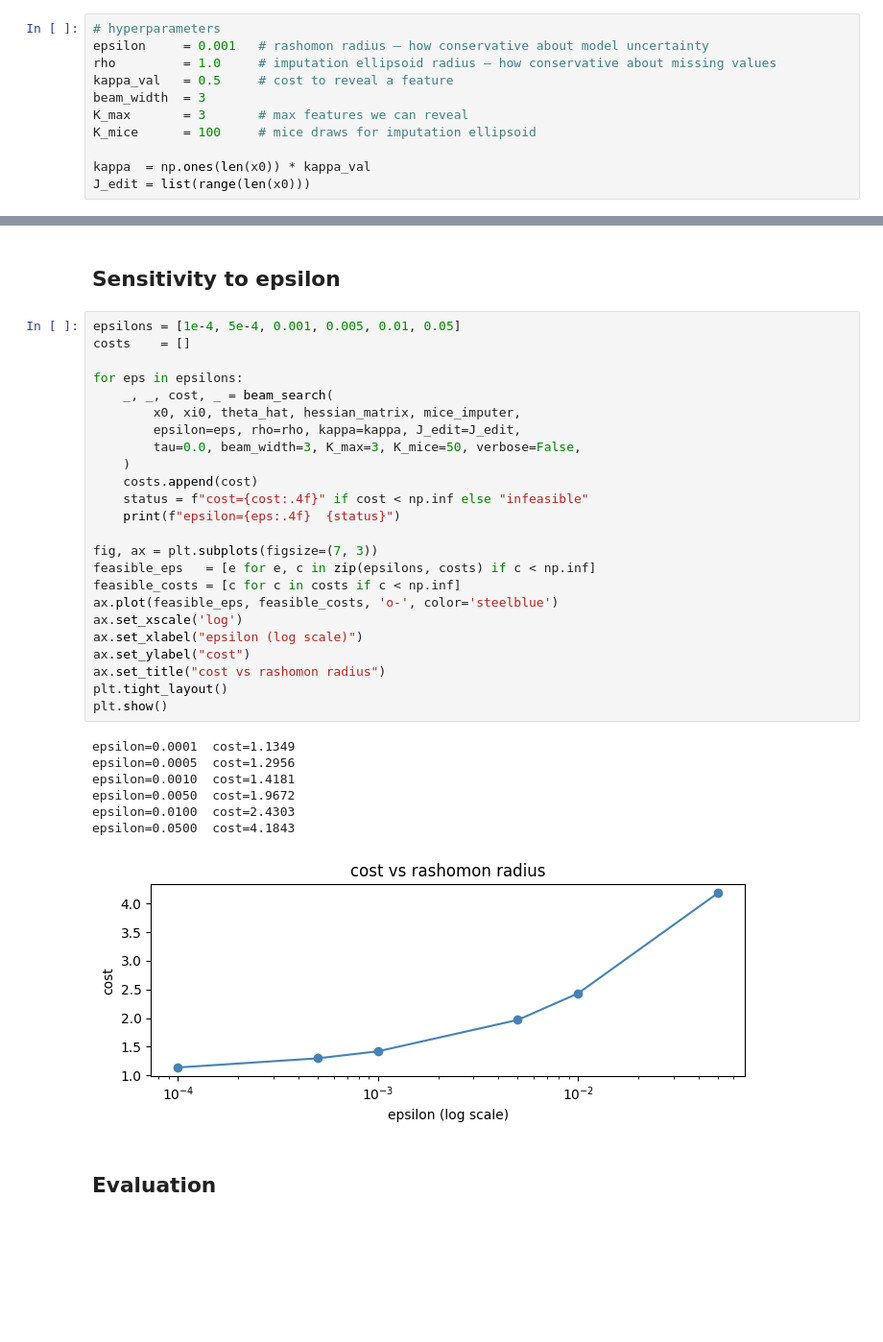
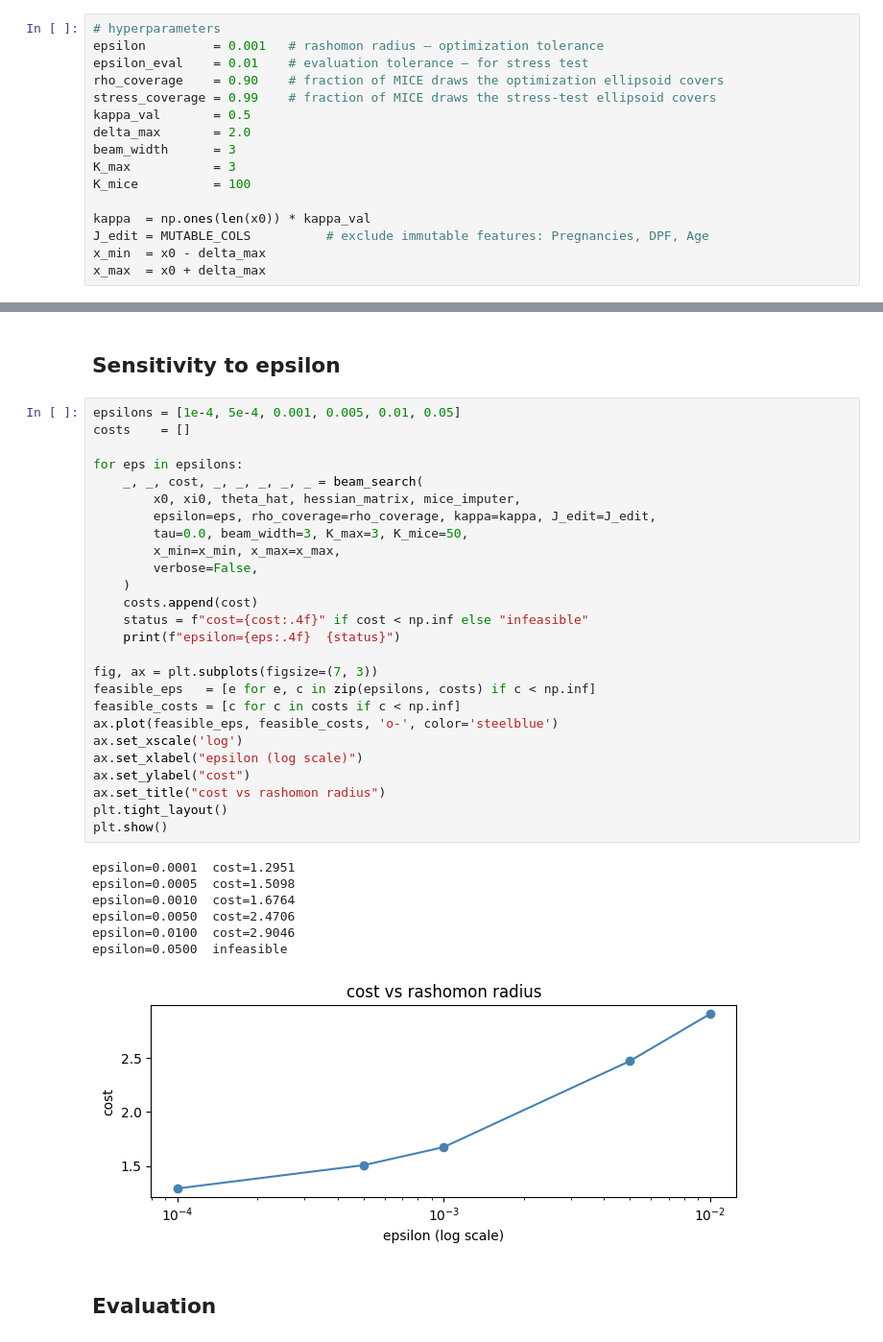
Before and after one commit to Ndgandhi23/Robust-Recourse-Under-Missingness, a Jupyter notebook: main.ipynb, the cells around one changed output, grey strips where cells are left out. Shown at 96% size. Cells and saved outputs as stored; diff of their text form; blank space fills up the shorter version.

```diff
--- a/main.ipynb
+++ b/main.ipynb
@@ -99,13 +99,18 @@ missing: ['Insulin']
 ## Recourse
 # %%
 # hyperparameters
-epsilon     = 0.001   # rashomon radius — how conservative about model uncertainty
-rho         = 1.0     # imputation ellipsoid radius — how conservative about missing values
-kappa_val   = 0.5     # cost to reveal a feature
-beam_width  = 3
-K_max       = 3       # max features we can reveal
-K_mice      = 100     # mice draws for imputation ellipsoid
+epsilon         = 0.001   # rashomon radius — optimization tolerance
+epsilon_eval    = 0.01    # evaluation tolerance — for stress test
+rho_coverage    = 0.90    # fraction of MICE draws the optimization ellipsoid covers
+stress_coverage = 0.99    # fraction of MICE draws the stress-test ellipsoid covers
+kappa_val       = 0.5
+delta_max       = 2.0
+beam_width      = 3
+K_max           = 3
+K_mice          = 100
 
 kappa  = np.ones(len(x0)) * kappa_val
-J_edit = list(range(len(x0)))
+J_edit = MUTABLE_COLS          # exclude immutable features: Pregnancies, DPF, Age
+x_min  = x0 - delta_max
+x_max  = x0 + delta_max
 # %%
@@ -202,35 +206,37 @@ if best_r is not None:
 # %%
 epsilons = [1e-4, 5e-4, 0.001, 0.005, 0.01, 0.05]
 costs    = []
 
 for eps in epsilons:
-    _, _, cost, _ = beam_search(
+    _, _, cost, _, _, _, _, _ = beam_search(
         x0, xi0, theta_hat, hessian_matrix, mice_imputer,
-        epsilon=eps, rho=rho, kappa=kappa, J_edit=J_edit,
-        tau=0.0, beam_width=3, K_max=3, K_mice=50, verbose=False,
+        epsilon=eps, rho_coverage=rho_coverage, kappa=kappa, J_edit=J_edit,
+        tau=0.0, beam_width=3, K_max=3, K_mice=50,
+        x_min=x_min, x_max=x_max,
+        verbose=False,
     )
     costs.append(cost)
     status = f"cost={cost:.4f}" if cost < np.inf else "infeasible"
     print(f"epsilon={eps:.4f}  {status}")
 
 fig, ax = plt.subplots(figsize=(7, 3))
 feasible_eps   = [e for e, c in zip(epsilons, costs) if c < np.inf]
 feasible_costs = [c for c in costs if c < np.inf]
 ax.plot(feasible_eps, feasible_costs, 'o-', color='steelblue')
 ax.set_xscale('log')
 ax.set_xlabel("epsilon (log scale)")
 ax.set_ylabel("cost")
 ax.set_title("cost vs rashomon radius")
 plt.tight_layout()
 plt.show()
 # %% [output]
-epsilon=0.0001  cost=1.1349
-epsilon=0.0005  cost=1.2956
-epsilon=0.0010  cost=1.4181
-epsilon=0.0050  cost=1.9672
-epsilon=0.0100  cost=2.4303
-epsilon=0.0500  cost=4.1843
+epsilon=0.0001  cost=1.2951
+epsilon=0.0005  cost=1.5098
+epsilon=0.0010  cost=1.6764
+epsilon=0.0050  cost=2.4706
+epsilon=0.0100  cost=2.9046
+epsilon=0.0500  infeasible
-[figure, old version]
+[figure, new version]
 # %% [markdown]
 ## Evaluation
 # %%
```
Also changed, not shown: parts of 9 cells of this notebook, 7 other files.
